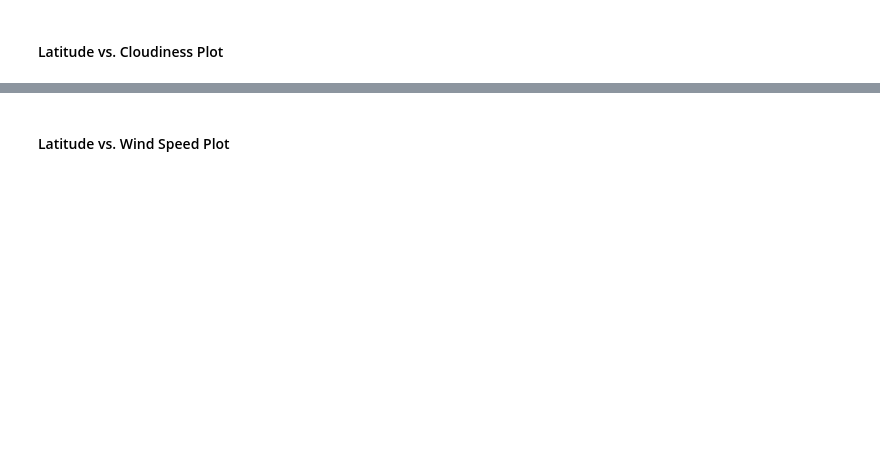
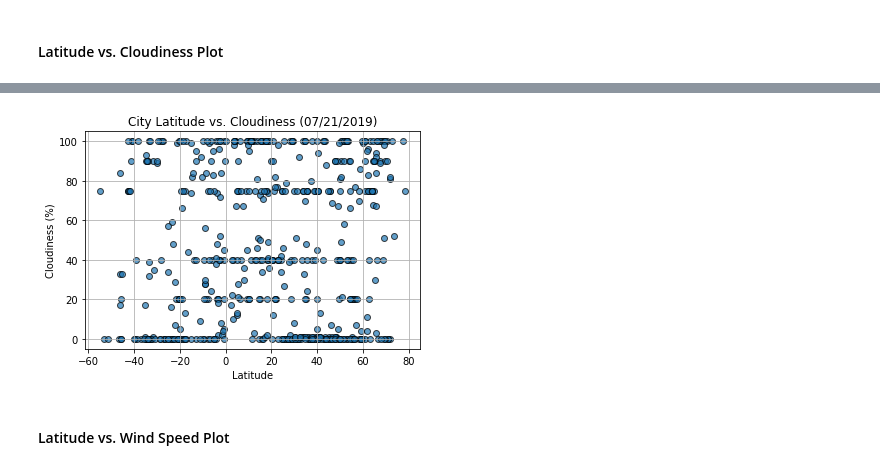
Before and after one commit to ppainuly/City-Weather-Analysis, a Jupyter notebook: WeatherPy.ipynb, the cells around one changed output, grey strips where cells are left out. Drawn from its saved outputs; the diff is of its cells as text; code cells hidden in the pictures; blank space fills up the shorter version.

```diff
--- a/WeatherPy.ipynb
+++ b/WeatherPy.ipynb
@@ -220,2 +215,15 @@ dtype: int64
+# %%
+cloudiness_df = cities_df['Cloudiness']
+
+fig, ax = plt.subplots()
+ax.scatter(lat_df, cloudiness_df,
+            edgecolor="black",label="City Latitude v Cloudiness",marker='o', alpha=0.7)
+ax.grid()
+ax.set_title("City Latitude vs. Cloudiness (" + current_date + ")")
+ax.set_ylabel("Cloudiness (%)")
+ax.set_xlabel("Latitude")
+plt.show()
+# %% [output]
+[figure, added]
 # %% [markdown]
 #### Latitude vs. Wind Speed Plot
```
Also changed, not shown: parts of 14 cells of this notebook.
